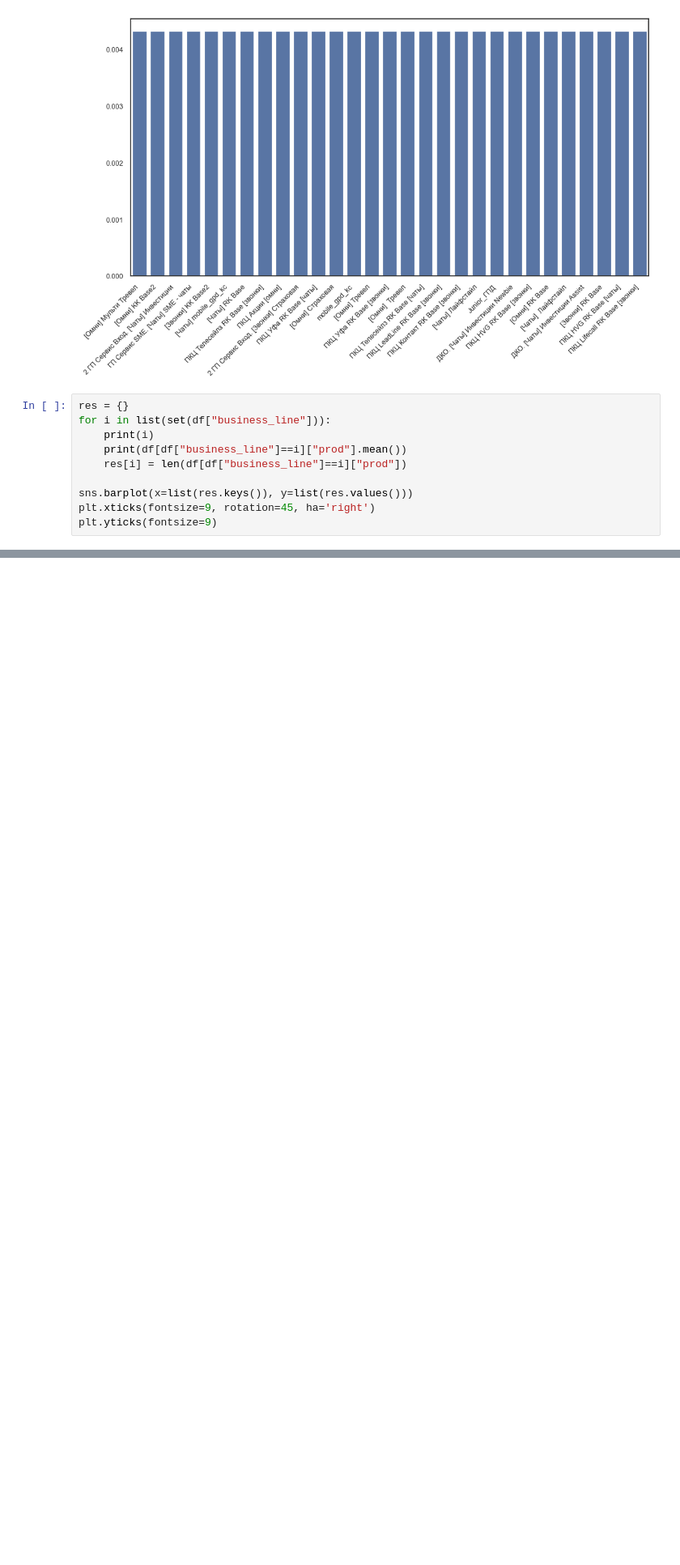
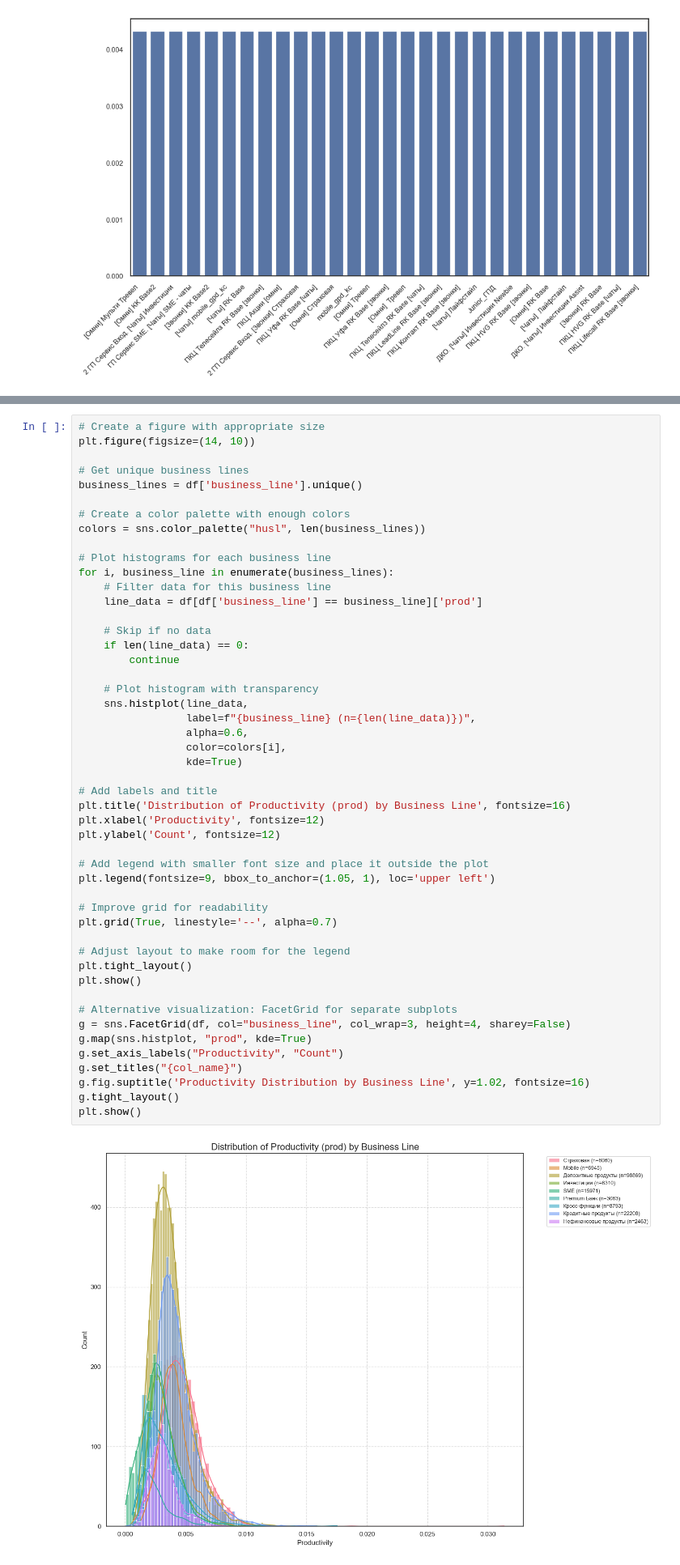
Before and after one commit to Worislooov/DANO_MSC_2025, a Jupyter notebook: Lev/graphycs.ipynb, the cells around one changed output, grey strips where cells are left out. Shown at 81% size. Saved outputs shown, nothing was run; the diff lists cells and outputs as text; blank space fills up the shorter version.

```diff
--- a/Lev/graphycs.ipynb
+++ b/Lev/graphycs.ipynb
@@ -732,13 +732,3 @@ plt.yticks(fontsize=9)
   Text(0, 0.004, '0.004'),
   Text(0, 0.005, '0.005')])
 [figure]
-# %%
-res = {}
-for i in list(set(df["business_line"])):
-    print(i)
-    print(df[df["business_line"]==i]["prod"].mean())
-    res[i] = len(df[df["business_line"]==i]["prod"])
-
-sns.barplot(x=list(res.keys()), y=list(res.values()))
-plt.xticks(fontsize=9, rotation=45, ha='right')
-plt.yticks(fontsize=9)
@@ -774,0 +735,51 @@ nan
+# %%
+# Create a figure with appropriate size
+plt.figure(figsize=(14, 10))
+
+# Get unique business lines
+business_lines = df['business_line'].unique()
+
+# Create a color palette with enough colors
+colors = sns.color_palette("husl", len(business_lines))
+
+# Plot histograms for each business line
+for i, business_line in enumerate(business_lines):
+    # Filter data for this business line
+    line_data = df[df['business_line'] == business_line]['prod']
+
+    # Skip if no data
+    if len(line_data) == 0:
+        continue
+
+    # Plot histogram with transparency
+    sns.histplot(line_data,
+                 label=f"{business_line} (n={len(line_data)})",
+                 alpha=0.6,
+                 color=colors[i],
+                 kde=True)
+
+# Add labels and title
+plt.title('Distribution of Productivity (prod) by Business Line', fontsize=16)
+plt.xlabel('Productivity', fontsize=12)
+plt.ylabel('Count', fontsize=12)
+
+# Add legend with smaller font size and place it outside the plot
+plt.legend(fontsize=9, bbox_to_anchor=(1.05, 1), loc='upper left')
+
+# Improve grid for readability
+plt.grid(True, linestyle='--', alpha=0.7)
+
+# Adjust layout to make room for the legend
+plt.tight_layout()
+plt.show()
+
+# Alternative visualization: FacetGrid for separate subplots
+g = sns.FacetGrid(df, col="business_line", col_wrap=3, height=4, sharey=False)
+g.map(sns.histplot, "prod", kde=True)
+g.set_axis_labels("Productivity", "Count")
+g.set_titles("{col_name}")
+g.fig.suptitle('Productivity Distribution by Business Line', y=1.02, fontsize=16)
+g.tight_layout()
+plt.show()
+# %% [output]
+[figure, added]
```
Also changed, not shown: parts of 3 cells of this notebook.
